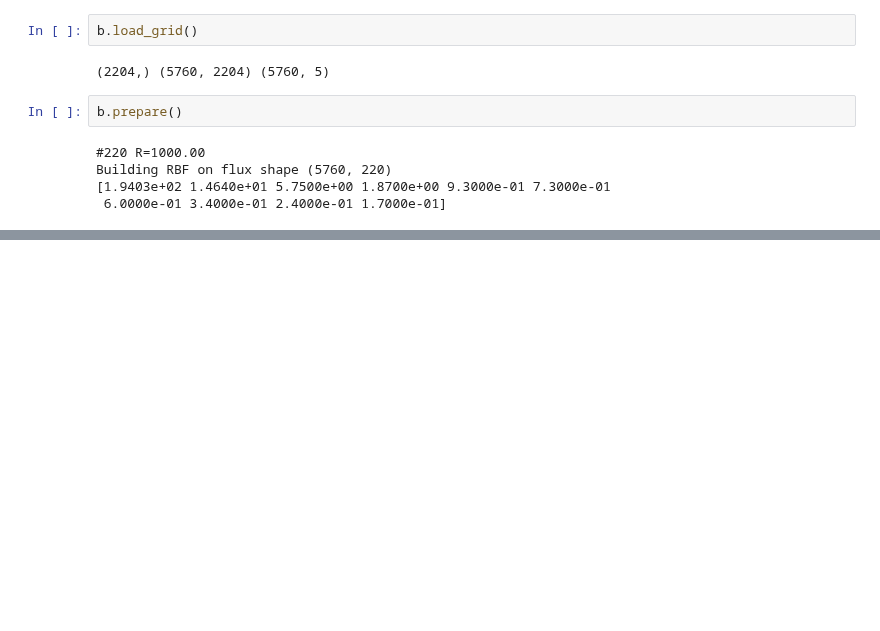
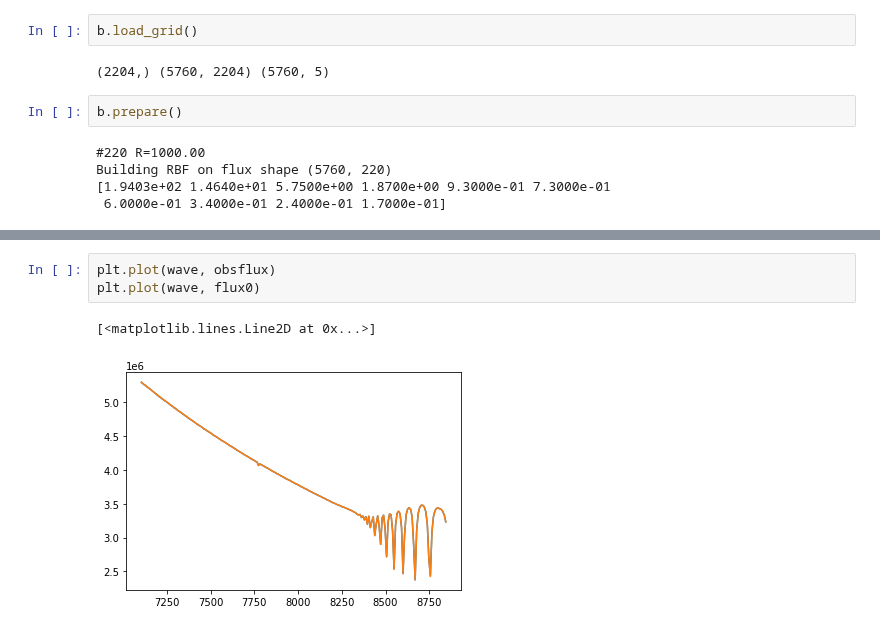
Before and after one commit to ViskaWei/LV, a Jupyter notebook: nb/LLH_PCA.ipynb, the cells around one changed output, grey strips where cells are left out. Saved outputs shown, nothing was run; the diff lists cells and outputs as text; blank space fills up the shorter version.

```diff
--- a/nb/LLH_PCA.ipynb
+++ b/nb/LLH_PCA.ipynb
@@ -60,0 +45,6 @@ plt.legend()
+# %%
+plt.plot(wave, obsflux)
+plt.plot(wave, flux0)
+# %% [output]
+[<matplotlib.lines.Line2D at 0x...>]
+[figure, added]
```
Also changed, not shown: parts of 14 cells of this notebook, 4 other files.
